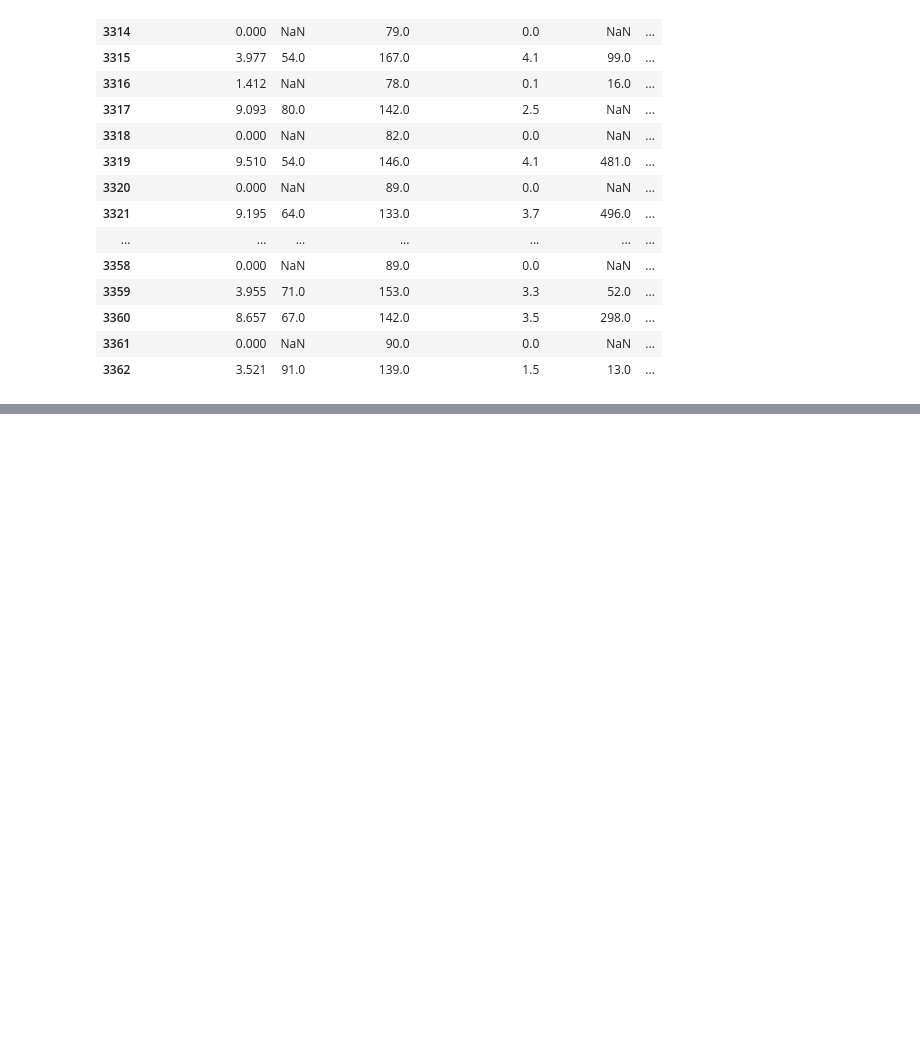
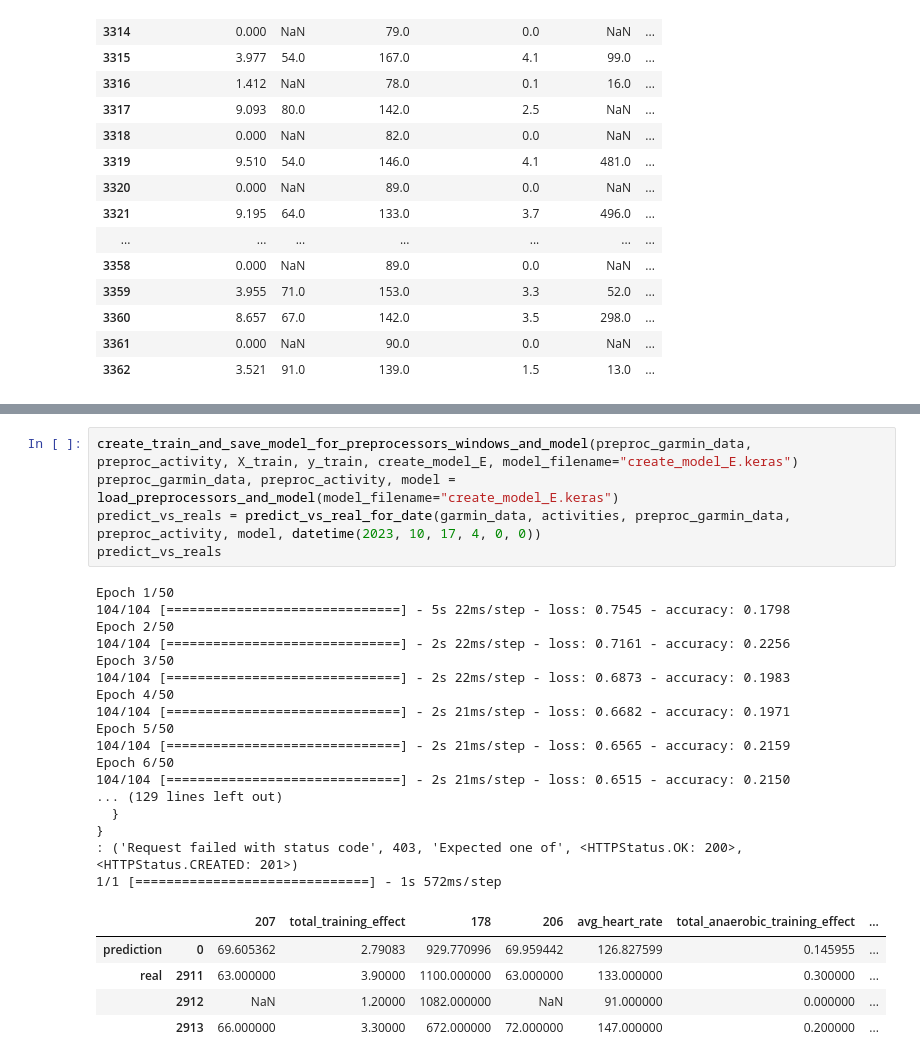
Before and after one commit to nicblanc/overcome-tomorrow, a Jupyter notebook: notebooks/create_test_model.ipynb, the cells around one changed output, grey strips where cells are left out. Drawn from its saved outputs; the diff is of its cells as text; blank space fills up the shorter version.

```diff
--- a/notebooks/create_test_model.ipynb
+++ b/notebooks/create_test_model.ipynb
@@ -918,0 +1120,28 @@ multiple_predict_vs_real.loc["reals"]
+# %%
+create_train_and_save_model_for_preprocessors_windows_and_model(preproc_garmin_data, preproc_activity, X_train, y_train, create_model_E, model_filename="create_model_E.keras")
+preproc_garmin_data, preproc_activity, model = load_preprocessors_and_model(model_filename="create_model_E.keras")
+predict_vs_reals = predict_vs_real_for_date(garmin_data, activities, preproc_garmin_data, preproc_activity, model, datetime(2023, 10, 17, 4, 0, 0))
+predict_vs_reals
+# %% [output]
+Epoch 1/50
+104/104 [==============================] - 5s 22ms/step - loss: 0.7545 - accuracy: 0.1798
+Epoch 2/50
+104/104 [==============================] - 2s 22ms/step - loss: 0.7161 - accuracy: 0.2256
+Epoch 3/50
+104/104 [==============================] - 2s 22ms/step - loss: 0.6873 - accuracy: 0.1983
+Epoch 4/50
+104/104 [==============================] - 2s 21ms/step - loss: 0.6682 - accuracy: 0.1971
+Epoch 5/50
+104/104 [==============================] - 2s 21ms/step - loss: 0.6565 - accuracy: 0.2159
+Epoch 6/50
+104/104 [==============================] - 2s 21ms/step - loss: 0.6515 - accuracy: 0.2150
+... (129 lines left out)
+  }
+}
+: ('Request failed with status code', 403, 'Expected one of', <HTTPStatus.OK: 200>, <HTTPStatus.CREATED: 201>)
+1/1 [==============================] - 1s 572ms/step
+|  |  | 207 | total_training_effect | 178 | 206 | avg_heart_rate | total_anaerobic_training_effect | ... |
+| prediction | 0 | 69.605362 | 2.79083 | 929.770996 | 69.959442 | 126.827599 | 0.145955 | ... |
+| real | 2911 | 63.000000 | 3.90000 | 1100.000000 | 63.000000 | 133.000000 | 0.300000 | ... |
+|  | 2912 | NaN | 1.20000 | 1082.000000 | NaN | 91.000000 | 0.000000 | ... |
+|  | 2913 | 66.000000 | 3.30000 | 672.000000 | 72.000000 | 147.000000 | 0.200000 | ... |
```
Also changed, not shown: parts of 21 cells of this notebook, 3 other files.
